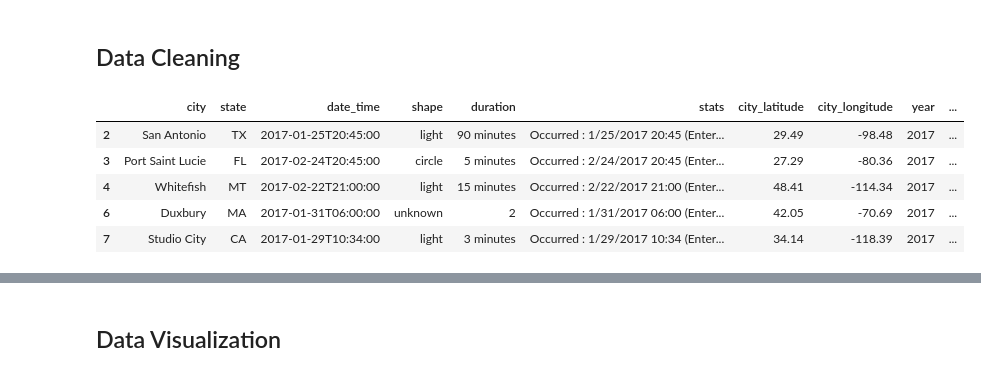
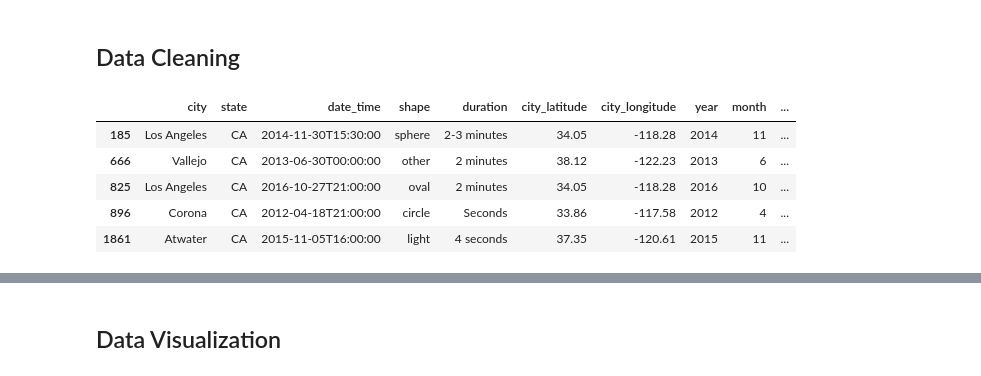
Before and after one commit to timnordahl/ufo-data-analysis, a Jupyter notebook: final.ipynb, the cells around one changed output, grey strips where cells are left out. Drawn from its saved outputs; the diff is of its cells as text; code cells hidden in the pictures.

```diff
--- a/final.ipynb
+++ b/final.ipynb
@@ -35,12 +95,26 @@ pd.set_option('precision', 2)
+# %%
+# create a dictionary from CA cities to their respective counties
+page_link = 'https://www.counties.org/cities-within-each-county'
+page_response = requests.get(page_link, timeout=5)
+page_content = BeautifulSoup(page_response.content, "html.parser")
+
+ca_city_to_county = {}
+ca_counties = []
+current_county=page_content.find('h3')
+
+for i in range(58):
+    ca_counties.append(current_county.string.strip())
+    next_county = current_county.next_sibling.next_sibling.next_sibling.next_sibling
+    cities_in_county = current_county.next_sibling.next_sibling
+    for city in cities_in_county:
+        ca_city_to_county[city.string.strip()] = current_county.string.strip()
+    current_county = next_county
+_ = ca_city_to_county.pop('',None)
+
+for i, county in enumerate(ca_counties):
+    ca_counties[i] = county.replace('City & County','County')
+    if 'County' not in county: ca_counties[i] += ' County'
 # %%
-us_states=[
-    "AL", "AK", "AZ", "AR", "CA", "CO", "CT", "DC", "DE", "FL", "GA",
-    "HI", "ID", "IL", "IN", "IA", "KS", "KY", "LA", "ME", "MD", "MA",
-    "MI", "MN", "MS", "MO", "MT", "NE", "NV", "NH", "NJ", "NM", "NY",
-    "NC", "ND", "OH", "OK", "OR", "PA", "RI", "SC", "SD", "TN", "TX",
-    "UT", "VT", "VA", "WA", "WV", "WI", "WY"
-]
-
 # extract date from date_time column
 def extract_year(str_in):
     date_string = str_in.split('T')[0]
@@ -58,26 +132,38 @@ def extract_time(str_in):
     time_string = str_in.split('T')[1]
     [hour,minute,second] = time_string.split(':')
     return float(hour) + float(minute) / 60
+
+# get county from CA city
+def get_county(str_in):
+    try: return ca_city_to_county[str_in]
+    except: return None
 # %%
+# Create California UFO Sighting Dataframe
 df_ufo = pd.read_csv('nuforc_reports.csv')
 
 # general cleaning
 df_ufo = df_ufo.drop(columns=['summary','report_link','text','posted','stats'])
 df_ufo = df_ufo.dropna()
 df_ufo = df_ufo[df_ufo['state'].isin(us_states)]
 df_ufo = df_ufo[df_ufo['city_longitude']<-60]
 df_ufo = df_ufo[df_ufo['city_latitude']>0]
 
 # create time and day columns
 df_ufo['year'] = df_ufo['date_time'].apply(extract_year)
 df_ufo['month'] = df_ufo['date_time'].apply(extract_month)
 df_ufo['time'] = df_ufo['date_time'].apply(extract_time)
 
-df_ufo.head()
+# create california df
+df_ca = df_ufo[df_ufo['state']=='CA']
+df_ca = df_ca[df_ca['year'].isin(year_range)]
+df_ca['county'] = df_ca['city'].apply(get_county)
+df_ca.dropna()
+
+df_ca.head()
 # %% [output]
-|  | city | state | date_time | shape | duration | stats | city_latitude | city_longitude | year | ... |
-| 2 | San Antonio | TX | 2017-01-25T20:45:00 | light | 90 minutes | Occurred : 1/25/2017 20:45 (Enter... | 29.49 | -98.48 | 2017 | ... |
-| 3 | Port Saint Lucie | FL | 2017-02-24T20:45:00 | circle | 5 minutes | Occurred : 2/24/2017 20:45 (Enter... | 27.29 | -80.36 | 2017 | ... |
-| 4 | Whitefish | MT | 2017-02-22T21:00:00 | light | 15 minutes | Occurred : 2/22/2017 21:00 (Enter... | 48.41 | -114.34 | 2017 | ... |
-| 6 | Duxbury | MA | 2017-01-31T06:00:00 | unknown | 2 | Occurred : 1/31/2017 06:00 (Enter... | 42.05 | -70.69 | 2017 | ... |
-| 7 | Studio City | CA | 2017-01-29T10:34:00 | light | 3 minutes | Occurred : 1/29/2017 10:34 (Enter... | 34.14 | -118.39 | 2017 | ... |
+|  | city | state | date_time | shape | duration | city_latitude | city_longitude | year | month | ... |
+| 185 | Los Angeles | CA | 2014-11-30T15:30:00 | sphere | 2-3 minutes | 34.05 | -118.28 | 2014 | 11 | ... |
+| 666 | Vallejo | CA | 2013-06-30T00:00:00 | other | 2 minutes | 38.12 | -122.23 | 2013 | 6 | ... |
+| 825 | Los Angeles | CA | 2016-10-27T21:00:00 | oval | 2 minutes | 34.05 | -118.28 | 2016 | 10 | ... |
+| 896 | Corona | CA | 2012-04-18T21:00:00 | circle | Seconds | 33.86 | -117.58 | 2012 | 4 | ... |
+| 1861 | Atwater | CA | 2015-11-05T16:00:00 | light | 4 seconds | 37.35 | -120.61 | 2015 | 11 | ... |
```
Also changed, not shown: parts of 30 cells of this notebook.
